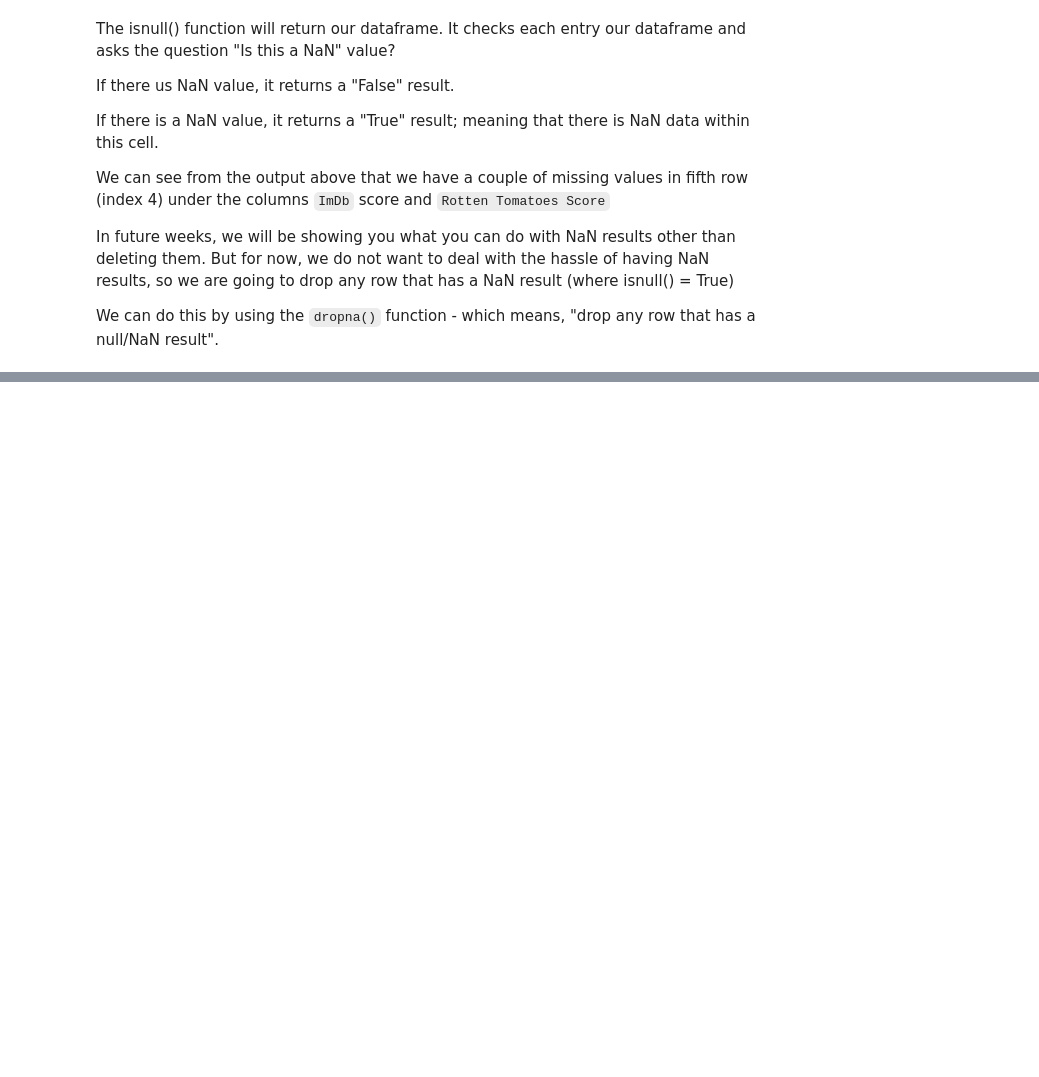
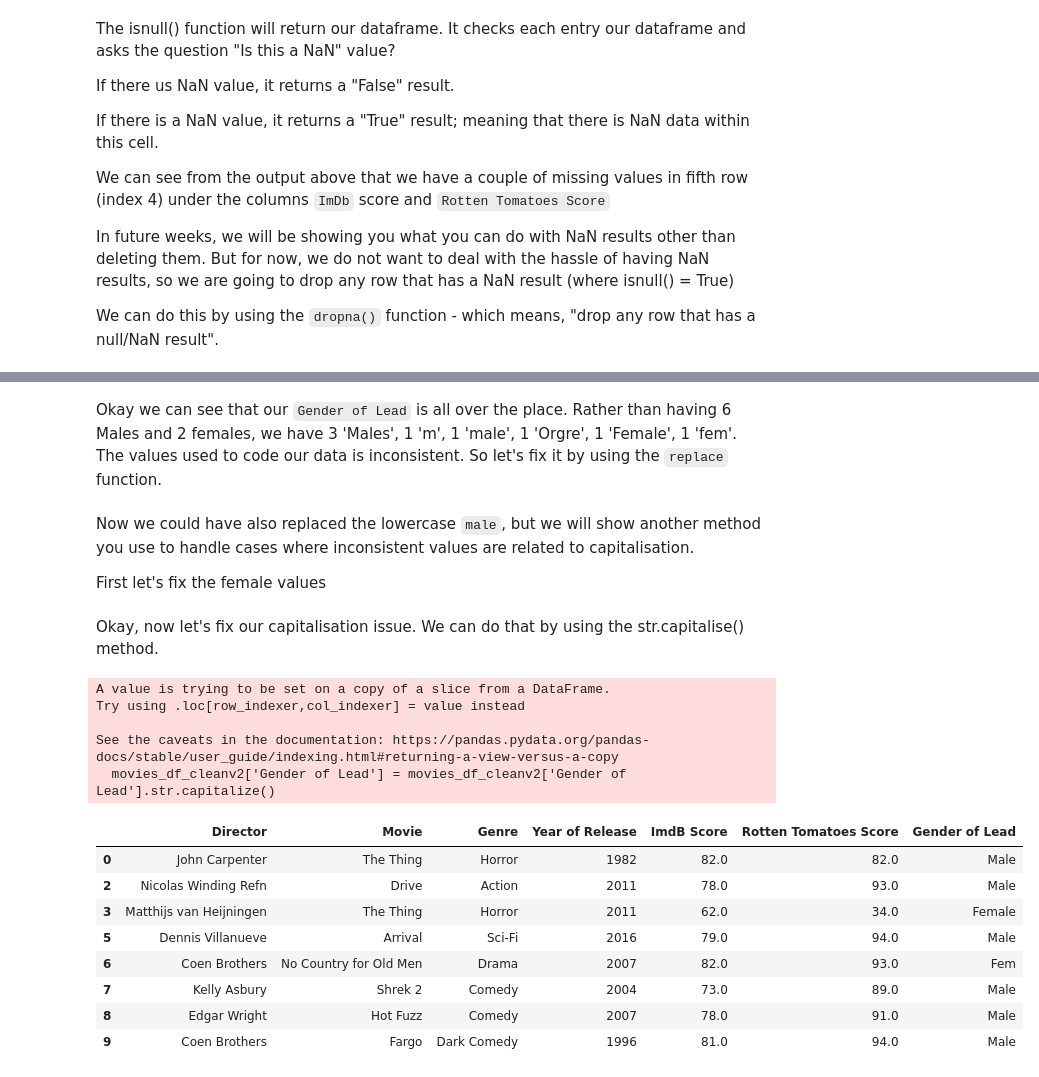
Before and after one commit to spider-z3r0/ULpsych_programing_club, a Jupyter notebook: src/Week 6.ipynb, the cells around one changed output, grey strips where cells are left out. Cells and saved outputs as stored; diff of their text form; code cells hidden in the pictures; blank space fills up the shorter version.

```diff
--- a/src/Week 6.ipynb
+++ b/src/Week 6.ipynb
@@ -430,0 +403,8 @@ movies_df['col_2'] ='' #making some empty columns
+# %%
+movies_df_cleanv2.rename(columns={'Participant Name':'Director', 'Title of Thing': 'Movie'}, inplace= True)
+
+#the rename function takes the old value as the Dictionary Key, and replaces with the new value
+
+#{"Old Column Name": "New Column Name"}
+
+movies_df_cleanv2
@@ -430,0 +415,4 @@ movies_df['col_2'] ='' #making some empty columns
+# %%
+movies_df_cleanv2.drop("Make Ryan Cry?", 1, inplace=True)
+
+movies_df_cleanv2
@@ -430,0 +429,11 @@ movies_df['col_2'] ='' #making some empty columns
+# %% [markdown]
+Okay we can see that our `Gender of Lead` is all over the place. Rather than having 6 Males and 2 females, we have 3 'Males', 1 'm', 1 'male', 1 'Orgre', 1 'Female', 1 'fem'. The values used to code our data is inconsistent. So let's fix it by using the `replace` function.
+# %%
+movies_df_cleanv2.iloc[:, -1:] = movies_df_cleanv2.iloc[:, -1:].replace(to_replace = ["Orgre", "m"], value = "Male")
+
+#the syntax for the following code is:
+#dataframe.replace(list_with_values_to_replace = ["Old Value1"...."Old ValueN"], value = "New Value1")
+# %% [markdown]
+Now we could have also replaced the lowercase `male`, but we will show another method you use to handle cases where inconsistent values are related to capitalisation.
+
+First let's fix the female values
@@ -430,0 +442,21 @@ movies_df['col_2'] ='' #making some empty columns
+# %% [markdown]
+Okay, now let's fix our capitalisation issue. We can do that by using the str.capitalise() method.
+# %%
+movies_df_cleanv2['Gender of Lead'] = movies_df_cleanv2['Gender of Lead'].str.capitalize()
+
+movies_df_cleanv2
+# %% [output]
+A value is trying to be set on a copy of a slice from a DataFrame.
+Try using .loc[row_indexer,col_indexer] = value instead
+
+See the caveats in the documentation: https://pandas.pydata.org/pandas-docs/stable/user_guide/indexing.html#returning-a-view-versus-a-copy
+  movies_df_cleanv2['Gender of Lead'] = movies_df_cleanv2['Gender of Lead'].str.capitalize()
+|  | Director | Movie | Genre | Year of Release | ImdB Score | Rotten Tomatoes Score | Gender of Lead |
+| 0 | John Carpenter | The Thing | Horror | 1982 | 82.0 | 82.0 | Male |
+| 2 | Nicolas Winding Refn | Drive | Action | 2011 | 78.0 | 93.0 | Male |
+| 3 | Matthijs van Heijningen | The Thing | Horror | 2011 | 62.0 | 34.0 | Female |
+| 5 | Dennis Villanueve | Arrival | Sci-Fi | 2016 | 79.0 | 94.0 | Male |
+| 6 | Coen Brothers | No Country for Old Men | Drama | 2007 | 82.0 | 93.0 | Fem |
+| 7 | Kelly Asbury | Shrek 2 | Comedy | 2004 | 73.0 | 89.0 | Male |
+| 8 | Edgar Wright | Hot Fuzz | Comedy | 2007 | 78.0 | 91.0 | Male |
+| 9 | Coen Brothers | Fargo | Dark Comedy | 1996 | 81.0 | 94.0 | Male |
```
Also changed, not shown: parts of 54 cells of this notebook.
